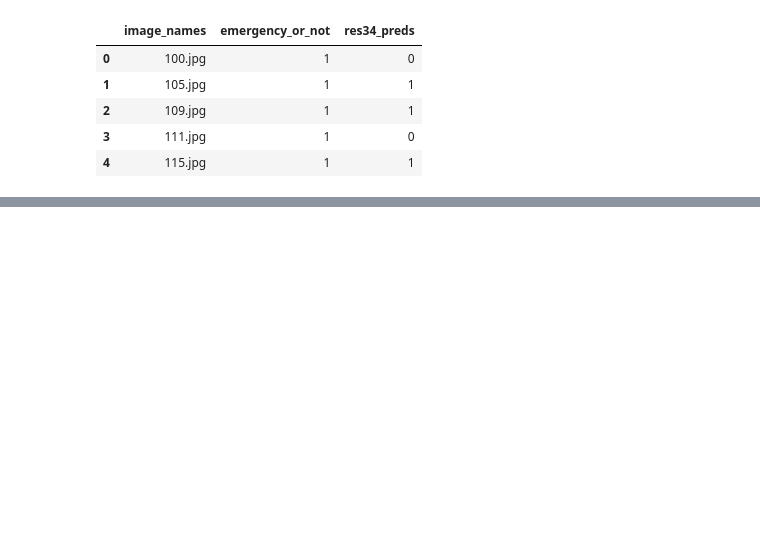
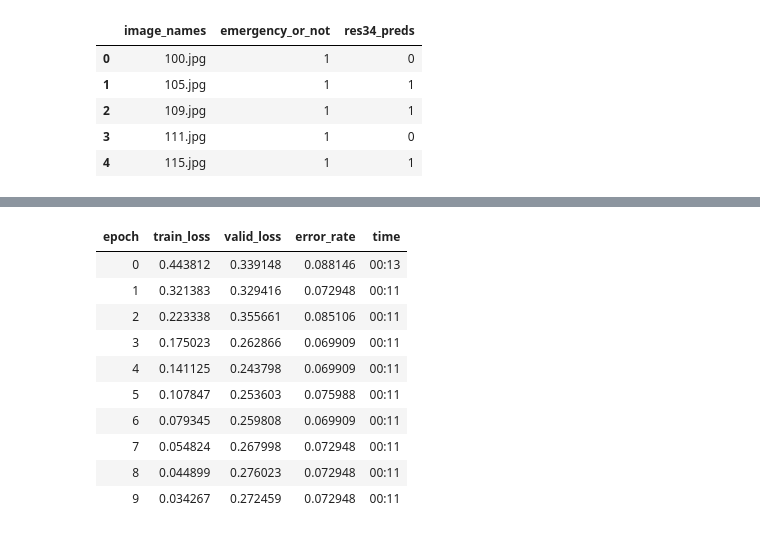
Before and after one commit to amitnits2016/fastai, a Jupyter notebook: EmergencyVsNon/EmergencyVsNon.ipynb, the cells around one changed output, grey strips where cells are left out. Saved outputs shown, nothing was run; the diff lists cells and outputs as text; code cells hidden in the pictures; blank space fills up the shorter version.

```diff
--- a/EmergencyVsNon/EmergencyVsNon.ipynb
+++ b/EmergencyVsNon/EmergencyVsNon.ipynb
@@ -161,0 +200,14 @@ sub_file.head()
+# %%
+learn50.fit_one_cycle(10)
+# %% [output]
+| epoch | train_loss | valid_loss | error_rate | time |
+| 0 | 0.443812 | 0.339148 | 0.088146 | 00:13 |
+| 1 | 0.321383 | 0.329416 | 0.072948 | 00:11 |
+| 2 | 0.223338 | 0.355661 | 0.085106 | 00:11 |
+| 3 | 0.175023 | 0.262866 | 0.069909 | 00:11 |
+| 4 | 0.141125 | 0.243798 | 0.069909 | 00:11 |
+| 5 | 0.107847 | 0.253603 | 0.075988 | 00:11 |
+| 6 | 0.079345 | 0.259808 | 0.069909 | 00:11 |
+| 7 | 0.054824 | 0.267998 | 0.072948 | 00:11 |
+| 8 | 0.044899 | 0.276023 | 0.072948 | 00:11 |
+| 9 | 0.034267 | 0.272459 | 0.072948 | 00:11 |
```
Also changed, not shown: parts of 12 cells of this notebook.
